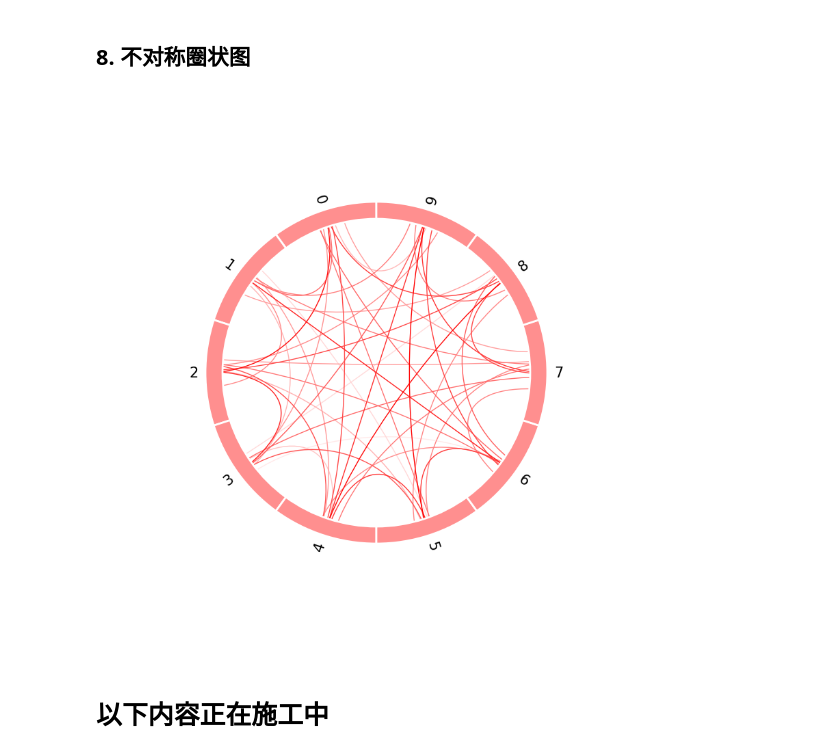
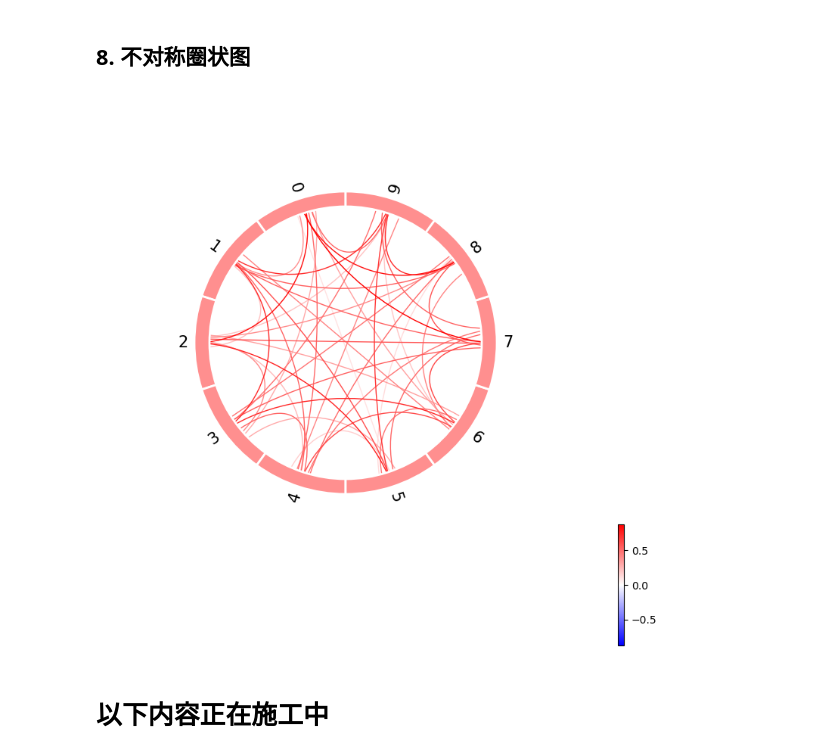
Before and after one commit to RicardoRyn/Plot_figure, a Jupyter notebook: example.ipynb, the cells around one changed output. Saved outputs shown, nothing was run; the diff lists cells and outputs as text; code cells hidden in the pictures.

```diff
--- a/example.ipynb
+++ b/example.ipynb
@@ -243,20 +244,20 @@ fig.savefig(r"./example_figures/circle1.png", dpi=250, bbox_inches='tight')
 # %%
 import numpy as np
 import matplotlib.pyplot as plt
 from plot_figure import *
 
 # 生成一个随机的100x100矩阵
 matrix_size = 10
 connectome = np.random.rand(matrix_size, matrix_size)
 # 使矩阵对称
 connectome = (connectome + connectome.T) / 2
 # 将对角线置为0
 np.fill_diagonal(connectome, 0)
 
-fig = plot_asymmetric_circle_figure(connectome)
+fig = plot_asymmetric_circle_figure(connectome, colorbar=True)
 fig.savefig(r"./example_figures/circle2.png", dpi=250, bbox_inches='tight')
 # %% [output]
-[figure, old version]
+[figure, new version]
 # %% [markdown]
 # 以下内容正在施工中
 # %% [markdown]
```
Also changed, not shown: parts of 1 cell of this notebook, 3 other files.
